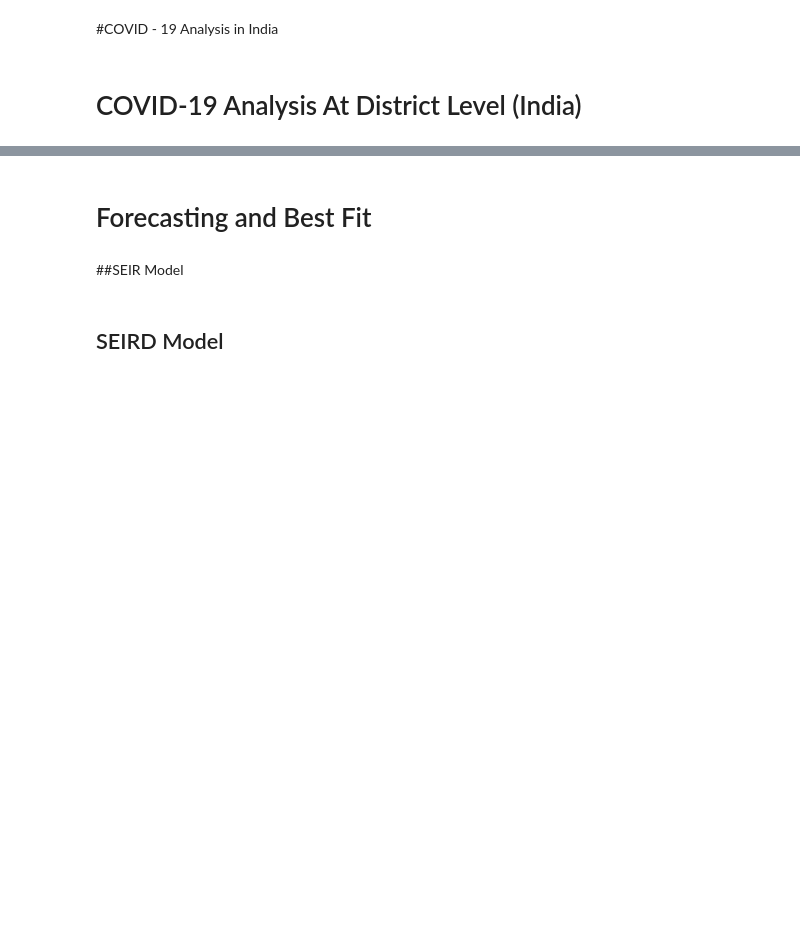
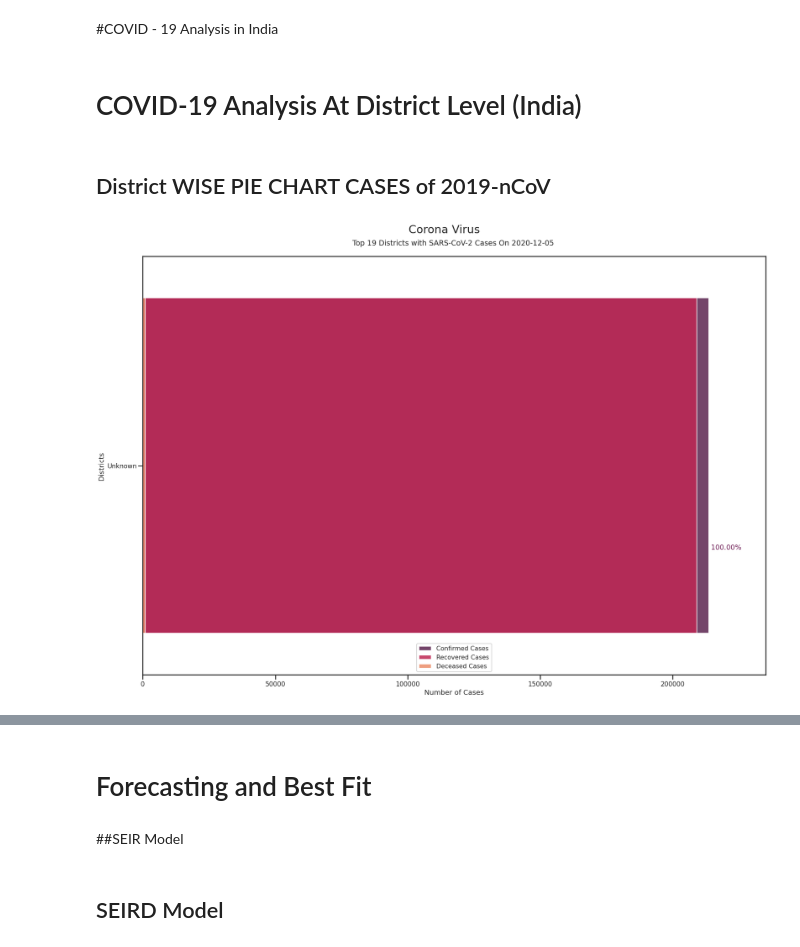
Before and after one commit to terminate9298/Corona-Visualization-and-Prediction, a Jupyter notebook: COVID 19 Visualization and Forecasting.ipynb, the cells around one changed output, grey strips where cells are left out. Cells and saved outputs as stored; diff of their text form; code cells hidden in the pictures; blank space fills up the shorter version.

```diff
--- a/COVID 19 Visualization and Forecasting.ipynb
+++ b/COVID 19 Visualization and Forecasting.ipynb
@@ -1007,11 +1032,11 @@ temp[['Date','District','Confirmed', 'Recovered', 'Deceased','Active','Confirmed
 #@markdown <h3>⬅️ Click Here to START Plotting</h3>
 #@markdown <br><center><img src='https://images.vexels.com/media/users/3/151175/isolated/preview/c8cccfd752a2c029daaa084aca6bb2bc-percent-pie-chart-doodle-by-vexels.png' height="200" alt="Gdrive-logo"/></center>
 #@markdown <center><h2>Plot Corona Virus Cases in Countries of Districts of India (Pie Chart)</h2></center><br>
-Plot_State = "Bihar" #@param ["India",'Andaman and Nicobar Islands', 'Andhra Pradesh','Arunachal Pradesh', 'Assam', 'Bihar', 'Chandigarh','Chhattisgarh', 'Dadra and Nagar Haveli and Daman and Diu','Gujarat', 'Haryana', 'Himachal Pradesh','Jammu and Kashmir', 'Jharkhand', 'Karnataka', 'Kerala', 'Ladakh','Madhya Pradesh', 'Maharashtra', 'Manipur', 'Meghalaya', 'Mizoram','Nagaland', 'Odisha', 'Puducherry', 'Punjab', 'Rajasthan', 'Tamil Nadu', 'Telangana', 'Tripura', 'Uttar Pradesh','Uttarakhand', 'West Bengal']
+Plot_State = "Assam" #@param ["India",'Andaman and Nicobar Islands', 'Andhra Pradesh','Arunachal Pradesh', 'Assam', 'Bihar', 'Chandigarh','Chhattisgarh', 'Dadra and Nagar Haveli and Daman and Diu','Gujarat', 'Haryana', 'Himachal Pradesh','Jammu and Kashmir', 'Jharkhand', 'Karnataka', 'Kerala', 'Ladakh','Madhya Pradesh', 'Maharashtra', 'Manipur', 'Meghalaya', 'Mizoram','Nagaland', 'Odisha', 'Puducherry', 'Punjab', 'Rajasthan', 'Tamil Nadu', 'Telangana', 'Tripura', 'Uttar Pradesh','Uttarakhand', 'West Bengal']
 Plot_By = "Confirmed Recovered Deceased" #@param ['Confirmed', 'Recovered', 'Deceased','Tested','Active','Confirmed Recovered Deceased' , 'Confirmed_','Recovered_', 'Deceased_' , 'Confirmed_ Recovered_ Deceased_']
 Plot_Month = "12" #@param ['3', '4', '5', '6', '7', '8', '9', '10', '11', '12']
-Plot_Date = "7" #@param ['1', '2', '3', '4', '5', '6', '7', '8', '9', '10', '11', '12', '13', '14', '15', '16', '17', '18', '19', '20', '21', '22', '23', '24', '25', '26', '27', '28', '29', '30']
-Plot_Top = 30 #@param {type:"slider", min:1, max:100, step:1}
+Plot_Date = "5" #@param ['1', '2', '3', '4', '5', '6', '7', '8', '9', '10', '11', '12', '13', '14', '15', '16', '17', '18', '19', '20', '21', '22', '23', '24', '25', '26', '27', '28', '29', '30']
+Plot_Top = 19 #@param {type:"slider", min:1, max:100, step:1}
 
 
 Date = '2020-'+Plot_Month.zfill(2)+'-'+Plot_Date.zfill(2)
@@ -1025,34 +1050,42 @@ if Plot_State == 'India':
 else:
   data = District_[District_['State'] == Plot_State]
   data = data[data['Date'] == Date].sort_values(Plot_By[0] , ascending = False).head(Plot_Top)
 
 plt.figure(figsize=(Graphs_Width,Graphs_Height))
 ax = plt.subplot(1,1,1)
 plt.suptitle(Sup_Title, fontsize = 29)
 plt.title('\nTop {} Districts with SARS-CoV-2 Cases On {} \n'.format(Plot_Top , Date) , fontsize = 19)
 
 Plot_Top = min(Plot_Top , data.shape[0])
 if len(Plot_By) ==1:
   plt_by = Plot_By[0]
   graph = sns.barplot(data=data,y='District',x= plt_by , saturation = Plot_Saturation , alpha = Plot_Alpha, palette =Style_Color, label = plt_by.replace('_', ' Daily ')+' Cases' , orient = 'h')
 
 else:
   plot_color = list(sns.color_palette(Style_Color,n_colors=len(Plot_By)).as_hex())
   for i,plt_by in enumerate(Plot_By):
-    graph = sns.barplot(data=data,y='District',x= plt_by , saturation = Plot_Saturation , alpha = Plot_Alpha, color = plot_color[i], label = plt_by.replace('_', ' Daily ')+' Cases' , orient = 'h')
+    # print(' Plot by',plt_by)
+    graph = sns.barplot(data=data,y='District', x= plt_by ,
+                        saturation = Plot_Saturation , alpha = Plot_Alpha,
+                        color = plot_color[i],
+                        label = plt_by.replace('_', ' Daily ')+' Cases' ,
+                        orient = 'h')
 plt.xlim(0,data[Plot_By[0]].max()+data[Plot_By[0]].max()/10 )
 plt.ylabel('Districts ')
 plt.xlabel('Number of Cases')
 plt.legend(loc = 8 , fontsize = 16)
 total_cases = data[Plot_By[0]].sum()
 for p in graph.patches[:int(Plot_Top)]:
   _x = p.get_x() + p.get_width()
   _y = p.get_y() + p.get_height()/2 + float(0.2)
   value = ((int(p.get_width())/total_cases)*100)
   if np.isnan(value):
     value = 0.0
   graph.text(_x , _y , ' {:.2f}%'.format(value) , ha = 'left', color = sns.color_palette('rocket')[1])
 plt.subplots_adjust(top=SubPlot_Top)
+# %% [output]
+<h2> District WISE PIE CHART CASES of 2019-nCoV</h2>
+[figure, added]
 # %%
 #@markdown <h3>⬅️ Click Here to START Plotting</h3>
 #@markdown <br><center><img src='https://cdn.pixabay.com/photo/2013/07/13/12/36/india-159941_960_720.png' height="200" alt="Gdrive-logo"/></center>
```
Also changed, not shown: parts of 4 cells of this notebook.
